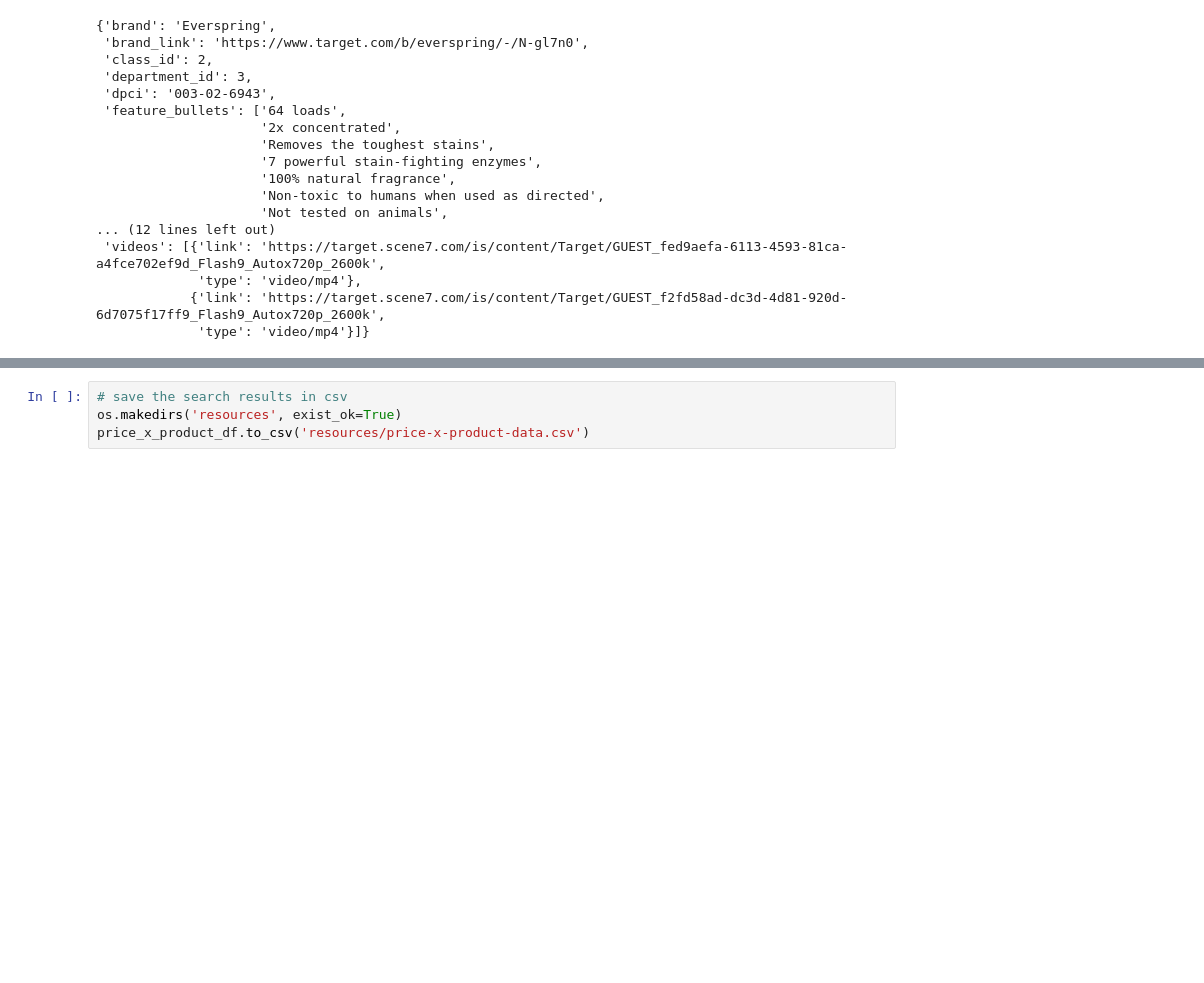
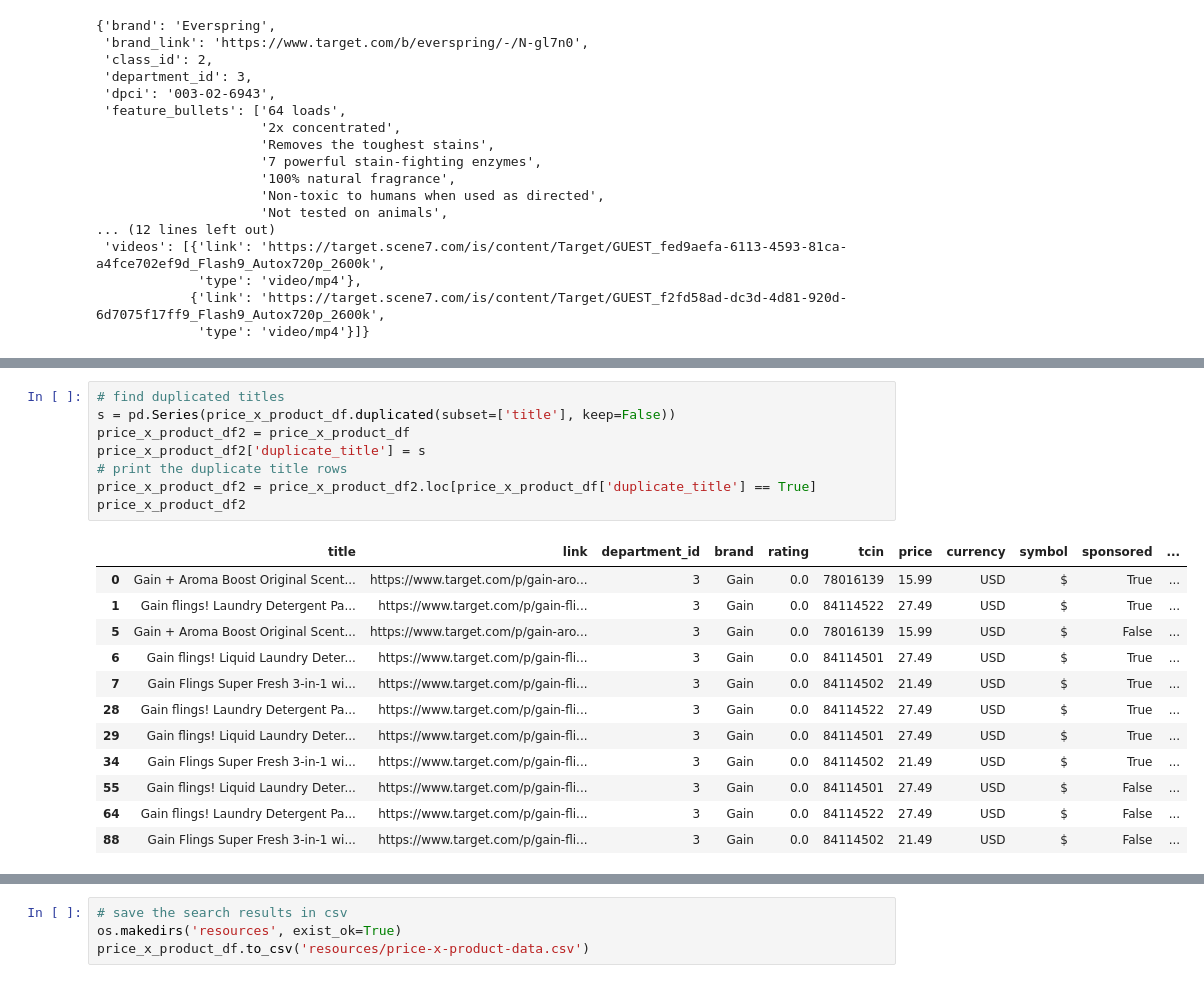
Before and after one commit to Annaolivia5/Target-price-analysis, a Jupyter notebook: Search_data_collection.ipynb, the cells around one changed output, grey strips where cells are left out. Cells and saved outputs as stored; diff of their text form; blank space fills up the shorter version.

```diff
--- a/Search_data_collection.ipynb
+++ b/Search_data_collection.ipynb
@@ -190,0 +201,21 @@ len(price_x_product_df)
+# %%
+# find duplicated titles
+s = pd.Series(price_x_product_df.duplicated(subset=['title'], keep=False))
+price_x_product_df2 = price_x_product_df
+price_x_product_df2['duplicate_title'] = s
+# print the duplicate title rows
+price_x_product_df2 = price_x_product_df2.loc[price_x_product_df['duplicate_title'] == True]
+price_x_product_df2
+# %% [output]
+|  | title | link | department_id | brand | rating | tcin | price | currency | symbol | sponsored | ... |
+| 0 | Gain + Aroma Boost Original Scent... | https://www.target.com/p/gain-aro... | 3 | Gain | 0.0 | 78016139 | 15.99 | USD | $ | True | ... |
+| 1 | Gain flings! Laundry Detergent Pa... | https://www.target.com/p/gain-fli... | 3 | Gain | 0.0 | 84114522 | 27.49 | USD | $ | True | ... |
+| 5 | Gain + Aroma Boost Original Scent... | https://www.target.com/p/gain-aro... | 3 | Gain | 0.0 | 78016139 | 15.99 | USD | $ | False | ... |
+| 6 | Gain flings! Liquid Laundry Deter... | https://www.target.com/p/gain-fli... | 3 | Gain | 0.0 | 84114501 | 27.49 | USD | $ | True | ... |
+| 7 | Gain Flings Super Fresh 3-in-1 wi... | https://www.target.com/p/gain-fli... | 3 | Gain | 0.0 | 84114502 | 21.49 | USD | $ | True | ... |
+| 28 | Gain flings! Laundry Detergent Pa... | https://www.target.com/p/gain-fli... | 3 | Gain | 0.0 | 84114522 | 27.49 | USD | $ | True | ... |
+| 29 | Gain flings! Liquid Laundry Deter... | https://www.target.com/p/gain-fli... | 3 | Gain | 0.0 | 84114501 | 27.49 | USD | $ | True | ... |
+| 34 | Gain Flings Super Fresh 3-in-1 wi... | https://www.target.com/p/gain-fli... | 3 | Gain | 0.0 | 84114502 | 21.49 | USD | $ | True | ... |
+| 55 | Gain flings! Liquid Laundry Deter... | https://www.target.com/p/gain-fli... | 3 | Gain | 0.0 | 84114501 | 27.49 | USD | $ | False | ... |
+| 64 | Gain flings! Laundry Detergent Pa... | https://www.target.com/p/gain-fli... | 3 | Gain | 0.0 | 84114522 | 27.49 | USD | $ | False | ... |
+| 88 | Gain Flings Super Fresh 3-in-1 wi... | https://www.target.com/p/gain-fli... | 3 | Gain | 0.0 | 84114502 | 21.49 | USD | $ | False | ... |
```
Also changed, not shown: parts of 6 cells of this notebook, 3 other files.
